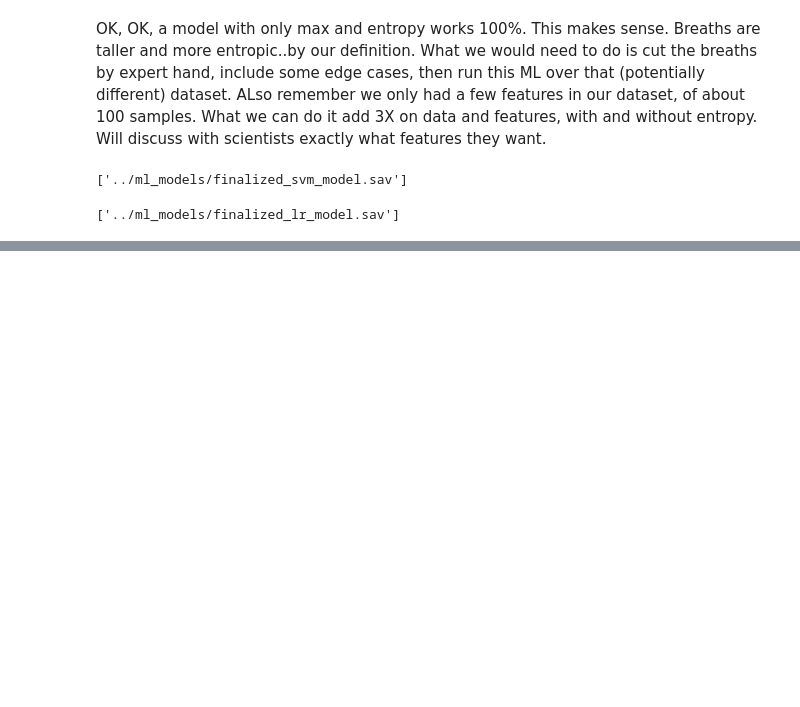
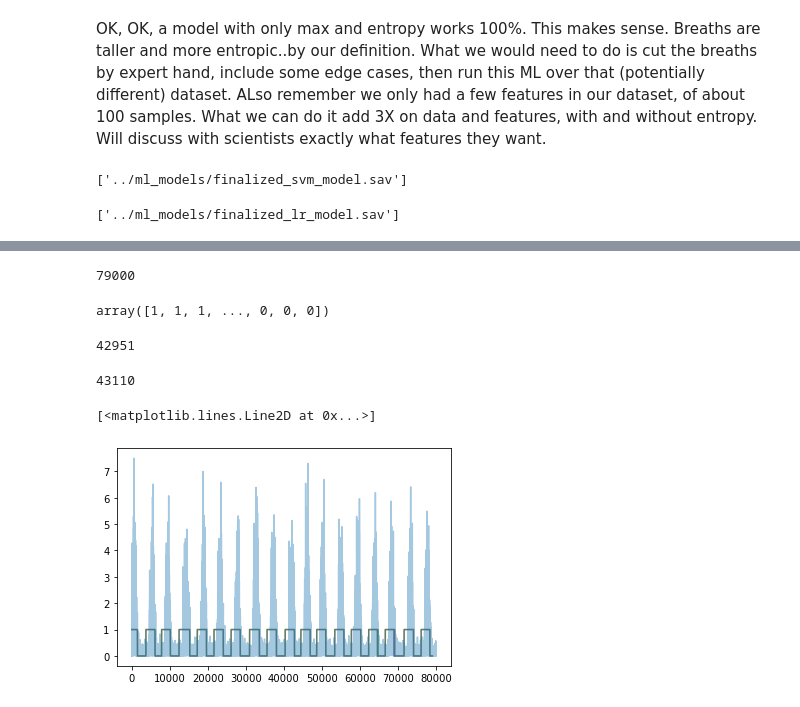
Before and after one commit to ReSurfEMG/ReSurfEMG, a Jupyter notebook: open_work/ML_EMG_1.ipynb, the cells around one changed output, grey strips where cells are left out. Cells and saved outputs as stored; diff of their text form; code cells hidden in the pictures; blank space fills up the shorter version.

```diff
--- a/open_work/ML_EMG_1.ipynb
+++ b/open_work/ML_EMG_1.ipynb
@@ -422,0 +355,20 @@ sum(predictions)
+# %%
+#toy_list = list(range(1,10000))
+#toy_array = np.array(toy_list)
+toy_array = our_emg_processed[:80000]
+index_ml_hold = []
+predictions_made = []
+holder = []
+for slice in hf.slices_jump_slider(toy_array, 1000,1):
+    ml_index_feature1 = slice.mean() #close to mean
+    ml_index_feature2 = entropy(slice)
+    holder.append(slice)
+    ml_index_test= [ml_index_feature1, ml_index_feature2]
+
+    index_ml_hold.append(ml_index_test)
+#     # need to reshape array
+X_test = index_ml_hold
+X_test = sc.transform(X_test)
+predictions_svm = svm.predict(X_test)
+predictions_lr = lr.predict(X_test)
+    #predictions_made.append(predictions)
@@ -422,0 +379,23 @@ sum(predictions)
+# %%
+len(index_ml_hold)
+# %% [output]
+79000
+# %%
+predictions_lr
+# %% [output]
+array([1, 1, 1, ..., 0, 0, 0])
+# %%
+sum(predictions_svm)
+# %% [output]
+42951
+# %%
+sum(predictions_lr)
+# %% [output]
+43110
+# %%
+plt.plot(predictions_svm, color='purple', alpha= 0.5)
+plt.plot(predictions_lr, color='green',  alpha= 0.5)
+plt.plot(toy_array*1000, alpha=0.4)
+# %% [output]
+[<matplotlib.lines.Line2D at 0x...>]
+[figure, added]
```
Also changed, not shown: parts of 31 cells of this notebook.
